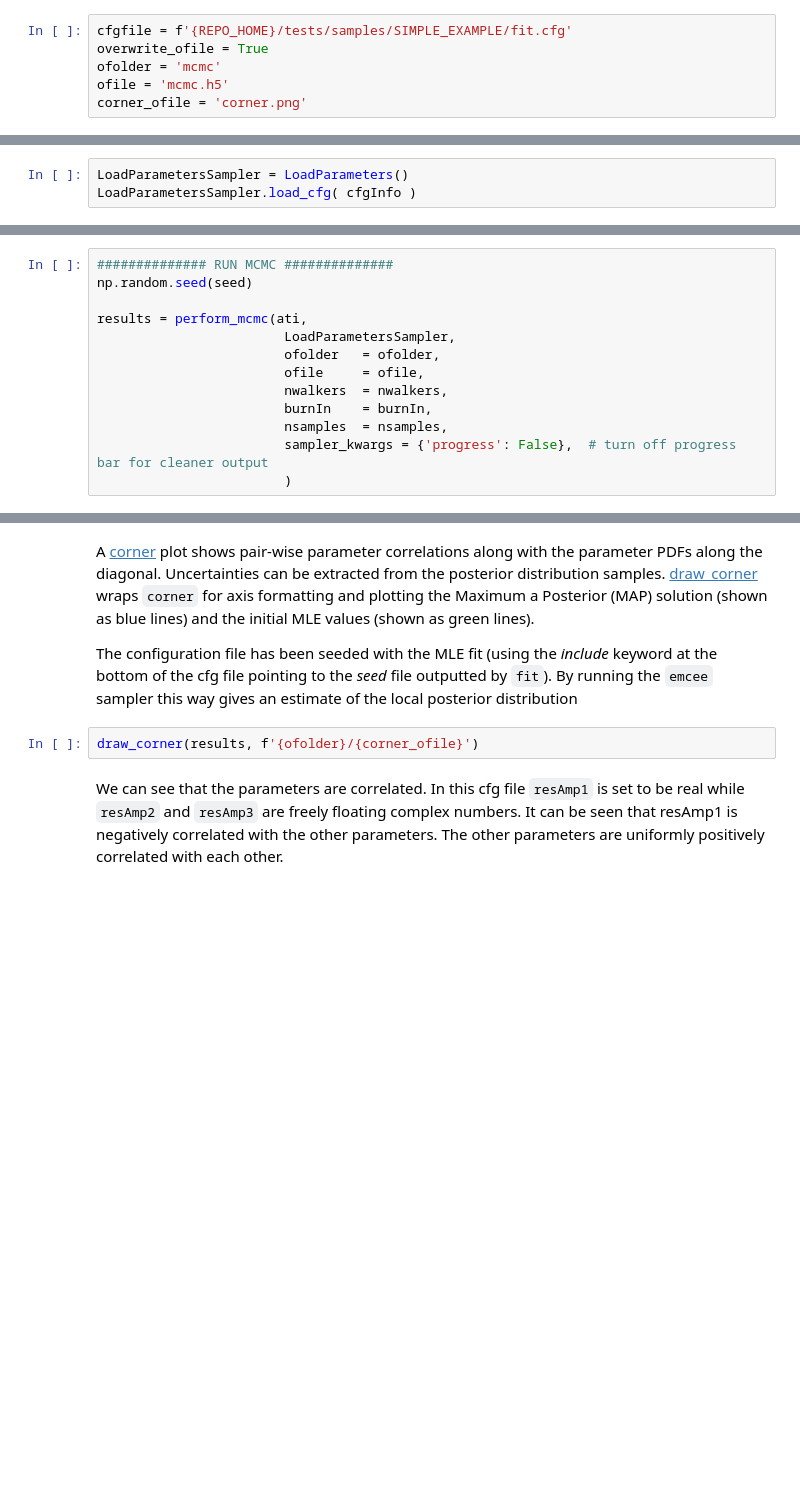
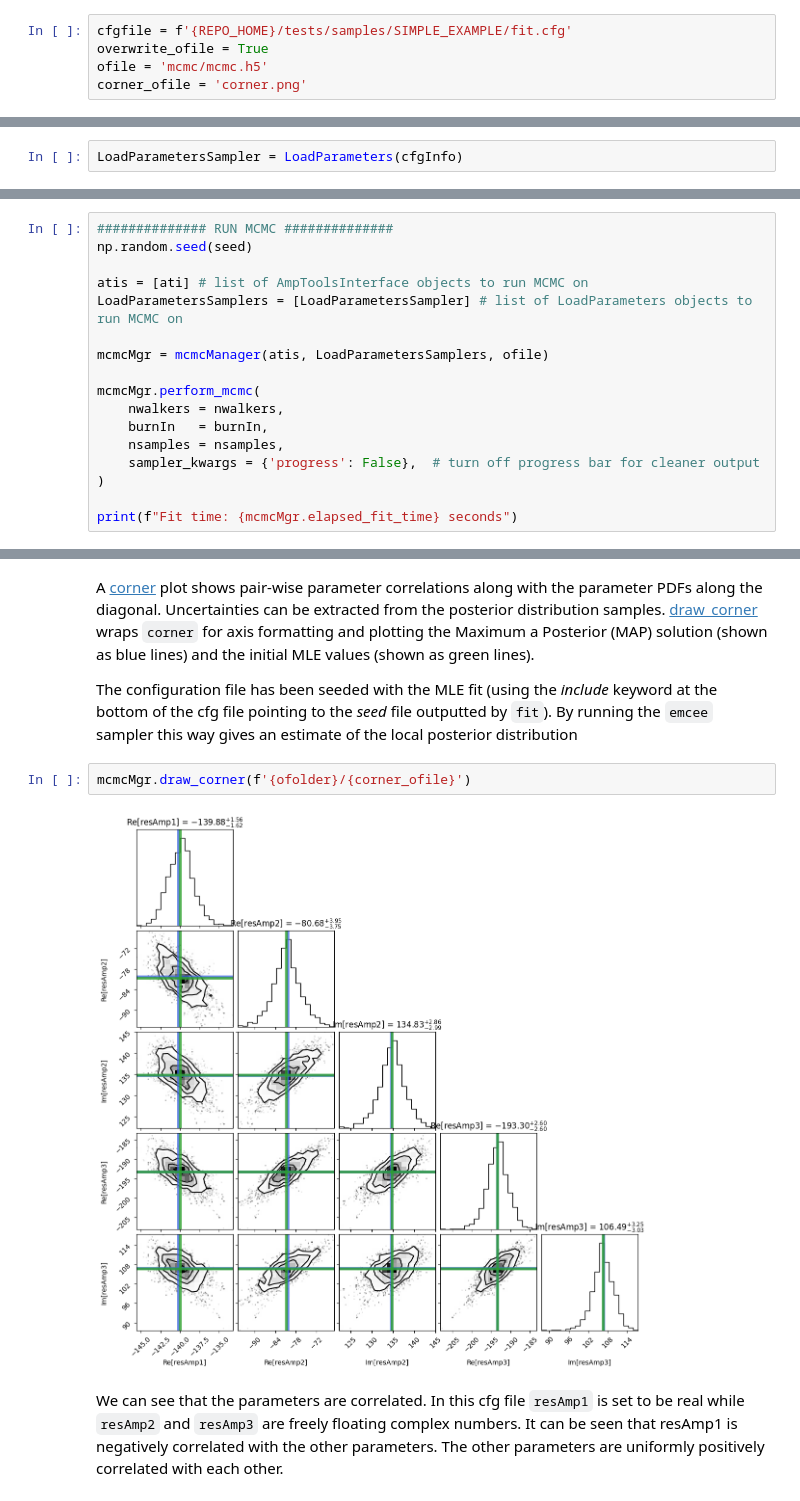
Before and after one commit to lan13005/PyAmpTools, a Jupyter notebook: docs/notebooks/mcmc.ipynb, the cells around one changed output, grey strips where cells are left out. Cells and saved outputs as stored; diff of their text form; blank space fills up the shorter version.

```diff
--- a/docs/notebooks/mcmc.ipynb
+++ b/docs/notebooks/mcmc.ipynb
@@ -38,8 +45,7 @@ Lets start with the general setup first. We first have to define the location of
 # %%
 cfgfile = f'{REPO_HOME}/tests/samples/SIMPLE_EXAMPLE/fit.cfg'
 overwrite_ofile = True
-ofolder = 'mcmc'
-ofile = 'mcmc.h5'
+ofile = 'mcmc/mcmc.h5'
 corner_ofile = 'corner.png'
 # %% [markdown]
 The main components to this algorithm are shown below. We have to define how many walkers, `nwalkers`, we wish to sample the posterior distribution with.
@@ -124,5 +148,4 @@ ati = AmpToolsInterface( cfgInfo )
 # %% [markdown]
 `AmpTools` uses a `ParameterManager` to manage the fit parameters (amplitudes and production coefficients). Production coefficients are complex numbers and optimization is generally performed on *real* numbers. Complex production coefficients have to be flattened first, splitting them up into their real and imaginary parts. The `LoadParameters` class reads in a [FitResults](https://github.com/mashephe/AmpTools/blob/master/AmpTools/IUAmpTools/FitResults.h) file or a [ConfigurationInfo](https://github.com/mashephe/AmpTools/blob/master/AmpTools/IUAmpTools/ConfigurationInfo.h) object and extracts the free parameters. If a FitResults file is given, the MLE values used instead of the values set with the `initialize` keyword in the cfg file. This class can also perform flattening of complex parameters or unflattening to aggregate real/imaginary components again.
 # %%
-LoadParametersSampler = LoadParameters()
-LoadParametersSampler.load_cfg( cfgInfo )
+LoadParametersSampler = LoadParameters(cfgInfo)
@@ -132,12 +157,16 @@ We can now run the mcmc sampler. See [perform_mcmc](https://lan13005.github.io/P
 ############## RUN MCMC ##############
 np.random.seed(seed)
 
-results = perform_mcmc(ati,
-                        LoadParametersSampler,
-                        ofolder   = ofolder,
-                        ofile     = ofile,
-                        nwalkers  = nwalkers,
-                        burnIn    = burnIn,
-                        nsamples  = nsamples,
-                        sampler_kwargs = {'progress': False},  # turn off progress bar for cleaner output
-                        )
+atis = [ati] # list of AmpToolsInterface objects to run MCMC on
+LoadParametersSamplers = [LoadParametersSampler] # list of LoadParameters objects to run MCMC on
+
+mcmcMgr = mcmcManager(atis, LoadParametersSamplers, ofile)
+
+mcmcMgr.perform_mcmc(
+    nwalkers = nwalkers,
+    burnIn   = burnIn,
+    nsamples = nsamples,
+    sampler_kwargs = {'progress': False},  # turn off progress bar for cleaner output
+)
+
+print(f"Fit time: {mcmcMgr.elapsed_fit_time} seconds")
@@ -146,7 +204,9 @@ A [corner](https://corner.readthedocs.io/en/latest/) plot shows pair-wise parame
 
 The configuration file has been seeded with the MLE fit (using the *include* keyword at the bottom of the cfg file pointing to the *seed* file outputted by `fit`). By running the `emcee` sampler this way gives an estimate of the local posterior distribution
 # %%
-draw_corner(results, f'{ofolder}/{corner_ofile}')
+mcmcMgr.draw_corner(f'{ofolder}/{corner_ofile}')
+# %% [output]
+[figure, added]
 # %% [markdown]
 We can see that the parameters are correlated. In this cfg file `resAmp1` is set to be real while `resAmp2` and `resAmp3` are freely floating complex numbers. It can be seen that resAmp1 is negatively correlated with the other parameters. The other parameters are uniformly positively correlated with each other.
 # %% [markdown]
```
Also changed, not shown: parts of 7 cells of this notebook, 5 other files.
